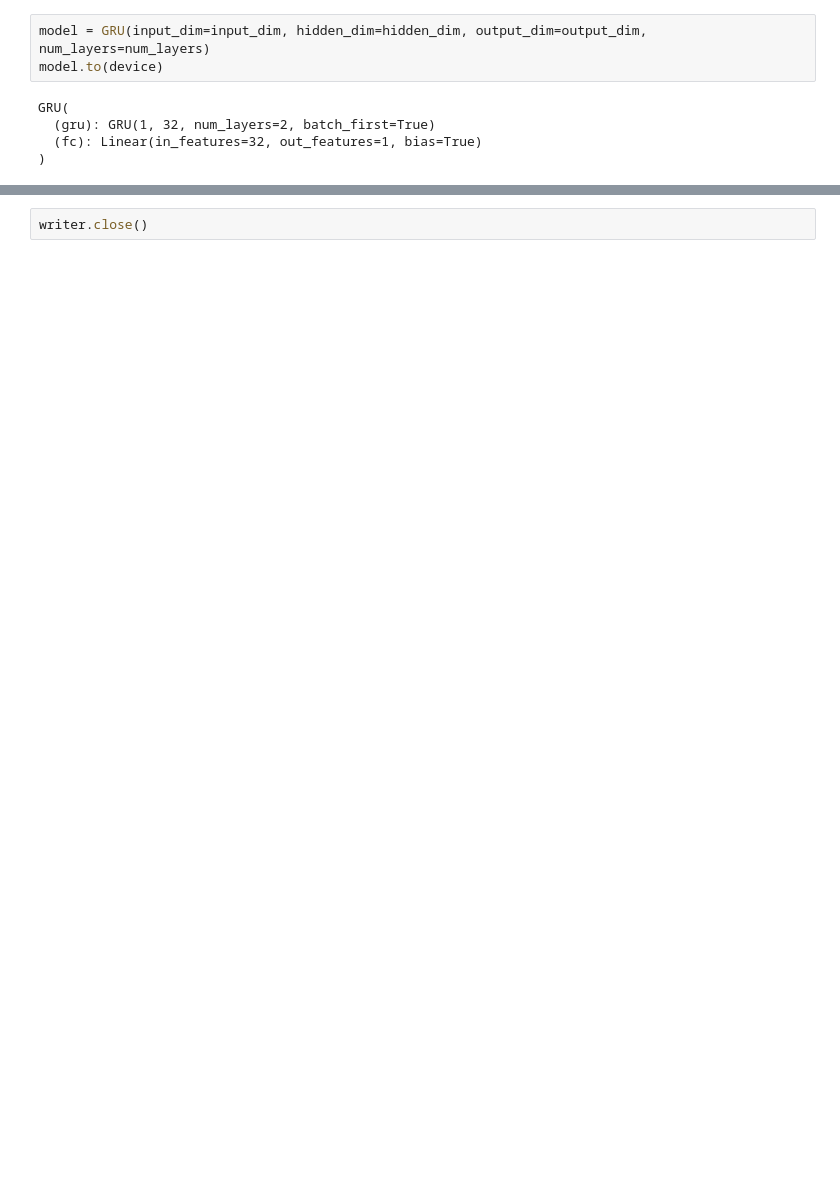
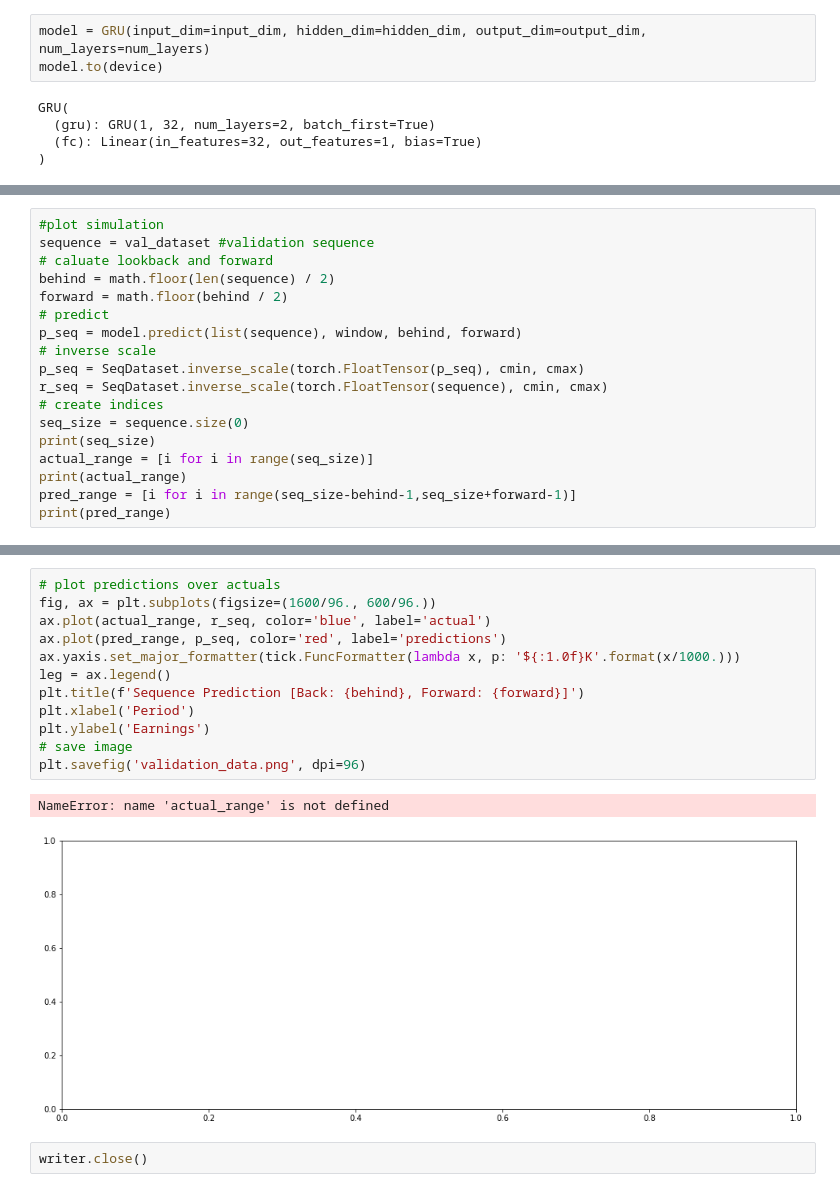
Before and after one commit to sethjuarez/tlaloc, a Jupyter notebook: notebooks/explore.ipynb, the cells around one changed output, grey strips where cells are left out. Cells and saved outputs as stored; diff of their text form; blank space fills up the shorter version.

```diff
--- a/notebooks/explore.ipynb
+++ b/notebooks/explore.ipynb
@@ -291,0 +311,18 @@ NameError: name 'prof' is not defined
+# %%
+#plot simulation
+sequence = val_dataset #validation sequence
+# caluate lookback and forward
+behind = math.floor(len(sequence) / 2)
+forward = math.floor(behind / 2)
+# predict
+p_seq = model.predict(list(sequence), window, behind, forward)
+# inverse scale
+p_seq = SeqDataset.inverse_scale(torch.FloatTensor(p_seq), cmin, cmax)
+r_seq = SeqDataset.inverse_scale(torch.FloatTensor(sequence), cmin, cmax)
+# create indices
+seq_size = sequence.size(0)
+print(seq_size)
+actual_range = [i for i in range(seq_size)]
+print(actual_range)
+pred_range = [i for i in range(seq_size-behind-1,seq_size+forward-1)]
+print(pred_range)
@@ -292,2 +332,17 @@ NameError: name 'prof' is not defined
+# %%
+# plot predictions over actuals
+fig, ax = plt.subplots(figsize=(1600/96., 600/96.))
+ax.plot(actual_range, r_seq, color='blue', label='actual')
+ax.plot(pred_range, p_seq, color='red', label='predictions')
+ax.yaxis.set_major_formatter(tick.FuncFormatter(lambda x, p: '${:1.0f}K'.format(x/1000.)))
+leg = ax.legend()
+plt.title(f'Sequence Prediction [Back: {behind}, Forward: {forward}]')
+plt.xlabel('Period')
+plt.ylabel('Earnings')
+# save image
+plt.savefig('validation_data.png', dpi=96)
+# %% [output]
+NameError: name 'actual_range' is not defined
+[figure, added]
 # %%
 writer.close()
```
Also changed, not shown: parts of 16 cells of this notebook.
